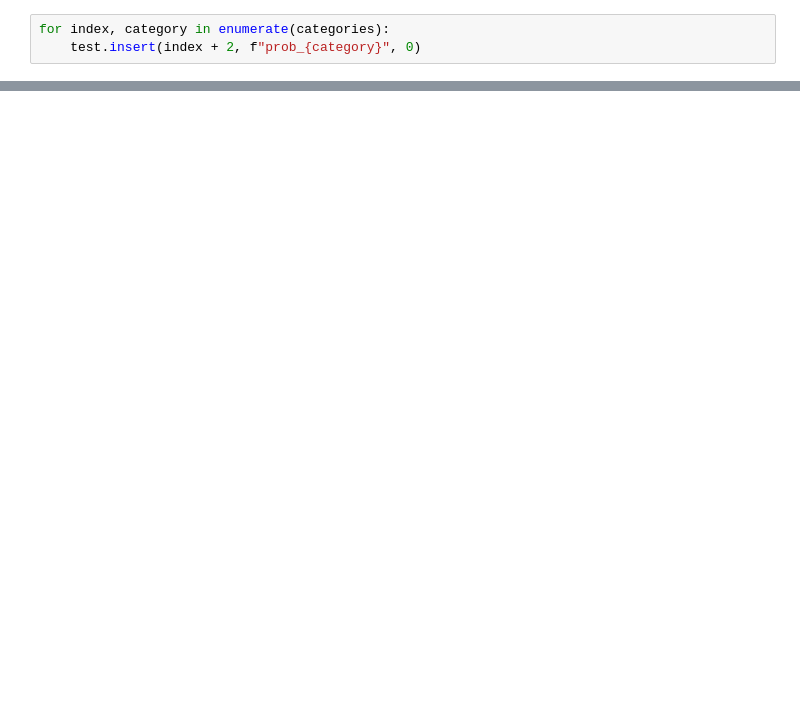
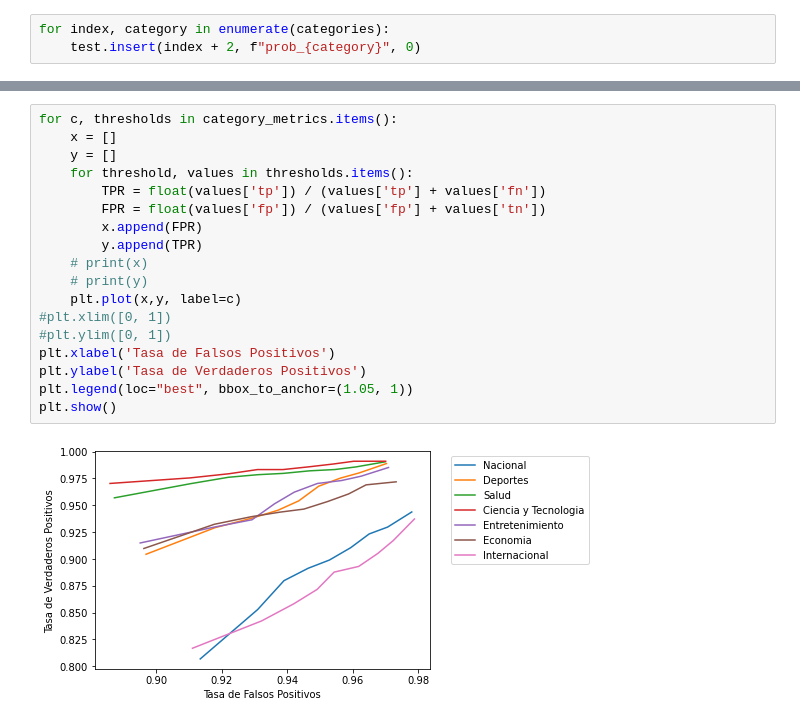
Before and after one commit to FelipeGorostiaga/MachineLearning, a Jupyter notebook: src/tp1/tp1_2.ipynb, the cells around one changed output, grey strips where cells are left out. Saved outputs shown, nothing was run; the diff lists cells and outputs as text; blank space fills up the shorter version.

Commit message:
Add ROC plot

```diff
--- a/src/tp1/tp1_2.ipynb
+++ b/src/tp1/tp1_2.ipynb
@@ -359,0 +332,20 @@ categoria                         NaN
+# %%
+for c, thresholds in category_metrics.items():
+    x = []
+    y = []
+    for threshold, values in thresholds.items():
+        TPR = float(values['tp']) / (values['tp'] + values['fn'])
+        FPR = float(values['fp']) / (values['fp'] + values['tn'])
+        x.append(FPR)
+        y.append(TPR)
+    # print(x)
+    # print(y)
+    plt.plot(x,y, label=c)
+#plt.xlim([0, 1])
+#plt.ylim([0, 1])
+plt.xlabel('Tasa de Falsos Positivos')
+plt.ylabel('Tasa de Verdaderos Positivos')
+plt.legend(loc="best", bbox_to_anchor=(1.05, 1))
+plt.show()
+# %% [output]
+[figure, added]
```
Also changed, not shown: parts of 8 cells of this notebook.
